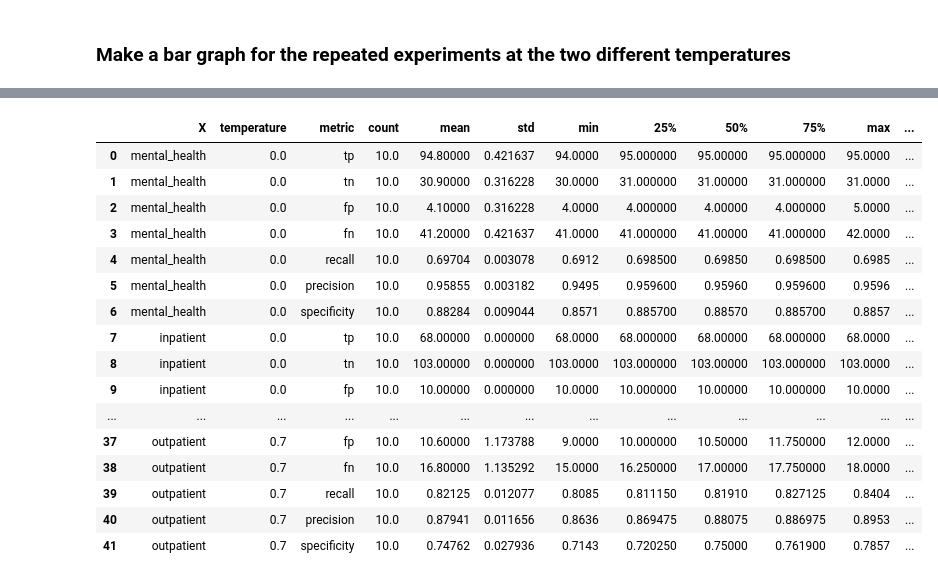
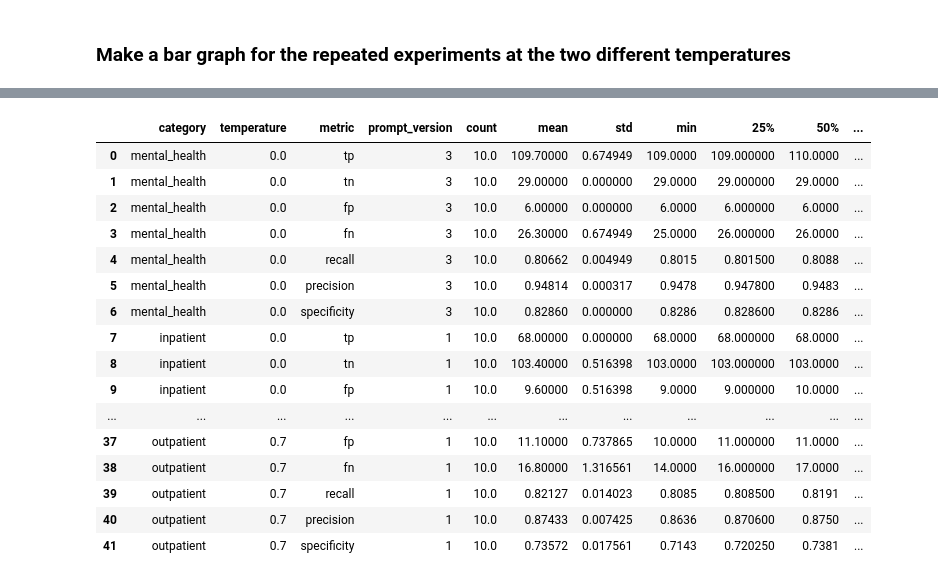
Before and after one commit to awerdich/llmt, a Jupyter notebook: notebooks/experiments/reproducibility.ipynb, the cells around one changed output, grey strips where cells are left out. Saved outputs shown, nothing was run; the diff lists cells and outputs as text; code cells hidden in the pictures.

```diff
--- a/notebooks/experiments/reproducibility.ipynb
+++ b/notebooks/experiments/reproducibility.ipynb
@@ -28,12 +25,12 @@ The autoreload extension is already loaded. To reload it, use:
 # %%
 # Directories and data files
-experiment_name = 'hcp_experiment_02'
+experiment_name = 'hcp_experiment_03'
 data_root = os.path.join(os.environ.get('HOME'), 'home_data')
 data_dir = os.path.join(data_root, 'hcp')
 output_dir = os.path.join(data_dir, experiment_name)
 
 # Collect the data for this experiment
-parquet_file_list = sorted(glob.glob(os.path.join(output_dir, f'{experiment_name}_*.parquet')))
+parquet_file_list = sorted(glob.glob(os.path.join(output_dir, f'250423_mh3ip1op1_*.parquet')))
 print(len(parquet_file_list))
 
 df_list = []
@@ -61,6 +58,10 @@ display(df.head())
 variable_dict = {'mental_health': 'pred_mh',
                  'inpatient': 'pred_ip',
                  'outpatient': 'pred_op'}
+
+prompt_version = {'mental_health': 3,
+                  'inpatient': 1,
+                  'outpatient': 1}
 # %%
 temperature_list = sorted(list(df['temperature'].unique()))
 performance_df_list = []
@@ -73,9 +74,10 @@ for temperature in temperature_list:
             performance_dict = Performance(data=df_run).\
                             binary_performance(true_col=true_col, pred_col=pred_col)
             performance_df = pd.DataFrame(performance_dict, index=[0])
-            performance_df.insert(loc=0, column='X', value=true_col)
+            performance_df.insert(loc=0, column='category', value=true_col)
             performance_df.insert(loc=1, column='run', value=run)
             performance_df.insert(loc=2, column='temperature', value=temperature)
+            performance_df.insert(loc=3, column='prompt_version', value=prompt_version.get(true_col))
             performance_df_list.append(performance_df)
 performance_df = pd.concat(performance_df_list, axis=0, ignore_index=True)
 display(performance_df.head())
@@ -92,7 +94,7 @@ display(performance_df.head())
 figsize = (7, 3)
 for var in ['mental_health', 'inpatient', 'outpatient']:
     for metric in ['recall', 'specificity', 'precision']:
-        performance_var = performance_df.loc[performance_df['X'] == var]
+        performance_var = performance_df.loc[performance_df['category'] == var]
         figure_name = f'{experiment_name}_{var}_{metric}.png'
         figure_file = os.path.join(output_dir, figure_name)
         fig, ax = plt.subplots(figsize=figsize)
@@ -137,40 +119,41 @@ display(performance_var)
 # %%
 # Summary statistics
 metric_list = ['tp', 'tn', 'fp', 'fn', 'recall', 'precision', 'specificity']
 stat_df_list = []
 for temperature in temperature_list:
     for x in variable_dict.keys():
         performance_x = performance_df.loc[
-                        (performance_df['X'] == x) &
+                        (performance_df['category'] == x) &
                         (performance_df['temperature'] == temperature)]
         for metric in metric_list:
             metric_df = performance_x[metric].\
                         describe().\
                         to_frame().\
                         transpose().\
                         reset_index(drop=False).\
                         rename(columns={'index': 'metric'})
-            metric_df.insert(loc=0, column='X', value=x)
+            metric_df.insert(loc=0, column='category', value=x)
             metric_df.insert(loc=1, column='temperature', value=temperature)
+            metric_df.insert(loc=3, column='prompt_version', value=prompt_version.get(x))
             stat_df_list.append(metric_df)
 stat_df = pd.concat(stat_df_list, axis=0, ignore_index=True)
 stat_df = stat_df.assign(experiment=2)
 display(stat_df)
 # %% [output]
-|  | X | temperature | metric | count | mean | std | min | 25% | 50% | 75% | max | ... |
-| 0 | mental_health | 0.0 | tp | 10.0 | 94.80000 | 0.421637 | 94.0000 | 95.000000 | 95.00000 | 95.000000 | 95.0000 | ... |
-| 1 | mental_health | 0.0 | tn | 10.0 | 30.90000 | 0.316228 | 30.0000 | 31.000000 | 31.00000 | 31.000000 | 31.0000 | ... |
-| 2 | mental_health | 0.0 | fp | 10.0 | 4.10000 | 0.316228 | 4.0000 | 4.000000 | 4.00000 | 4.000000 | 5.0000 | ... |
-| 3 | mental_health | 0.0 | fn | 10.0 | 41.20000 | 0.421637 | 41.0000 | 41.000000 | 41.00000 | 41.000000 | 42.0000 | ... |
-| 4 | mental_health | 0.0 | recall | 10.0 | 0.69704 | 0.003078 | 0.6912 | 0.698500 | 0.69850 | 0.698500 | 0.6985 | ... |
-| 5 | mental_health | 0.0 | precision | 10.0 | 0.95855 | 0.003182 | 0.9495 | 0.959600 | 0.95960 | 0.959600 | 0.9596 | ... |
-| 6 | mental_health | 0.0 | specificity | 10.0 | 0.88284 | 0.009044 | 0.8571 | 0.885700 | 0.88570 | 0.885700 | 0.8857 | ... |
-| 7 | inpatient | 0.0 | tp | 10.0 | 68.00000 | 0.000000 | 68.0000 | 68.000000 | 68.00000 | 68.000000 | 68.0000 | ... |
-| 8 | inpatient | 0.0 | tn | 10.0 | 103.00000 | 0.000000 | 103.0000 | 103.000000 | 103.00000 | 103.000000 | 103.0000 | ... |
-| 9 | inpatient | 0.0 | fp | 10.0 | 10.00000 | 0.000000 | 10.0000 | 10.000000 | 10.00000 | 10.000000 | 10.0000 | ... |
-| ... | ... | ... | ... | ... | ... | ... | ... | ... | ... | ... | ... | ... |
-| 37 | outpatient | 0.7 | fp | 10.0 | 10.60000 | 1.173788 | 9.0000 | 10.000000 | 10.50000 | 11.750000 | 12.0000 | ... |
-| 38 | outpatient | 0.7 | fn | 10.0 | 16.80000 | 1.135292 | 15.0000 | 16.250000 | 17.00000 | 17.750000 | 18.0000 | ... |
-| 39 | outpatient | 0.7 | recall | 10.0 | 0.82125 | 0.012077 | 0.8085 | 0.811150 | 0.81910 | 0.827125 | 0.8404 | ... |
-| 40 | outpatient | 0.7 | precision | 10.0 | 0.87941 | 0.011656 | 0.8636 | 0.869475 | 0.88075 | 0.886975 | 0.8953 | ... |
-| 41 | outpatient | 0.7 | specificity | 10.0 | 0.74762 | 0.027936 | 0.7143 | 0.720250 | 0.75000 | 0.761900 | 0.7857 | ... |
+|  | category | temperature | metric | prompt_version | count | mean | std | min | 25% | 50% | ... |
+| 0 | mental_health | 0.0 | tp | 3 | 10.0 | 109.70000 | 0.674949 | 109.0000 | 109.000000 | 110.0000 | ... |
+| 1 | mental_health | 0.0 | tn | 3 | 10.0 | 29.00000 | 0.000000 | 29.0000 | 29.000000 | 29.0000 | ... |
+| 2 | mental_health | 0.0 | fp | 3 | 10.0 | 6.00000 | 0.000000 | 6.0000 | 6.000000 | 6.0000 | ... |
+| 3 | mental_health | 0.0 | fn | 3 | 10.0 | 26.30000 | 0.674949 | 25.0000 | 26.000000 | 26.0000 | ... |
+| 4 | mental_health | 0.0 | recall | 3 | 10.0 | 0.80662 | 0.004949 | 0.8015 | 0.801500 | 0.8088 | ... |
+| 5 | mental_health | 0.0 | precision | 3 | 10.0 | 0.94814 | 0.000317 | 0.9478 | 0.947800 | 0.9483 | ... |
+| 6 | mental_health | 0.0 | specificity | 3 | 10.0 | 0.82860 | 0.000000 | 0.8286 | 0.828600 | 0.8286 | ... |
+| 7 | inpatient | 0.0 | tp | 1 | 10.0 | 68.00000 | 0.000000 | 68.0000 | 68.000000 | 68.0000 | ... |
+| 8 | inpatient | 0.0 | tn | 1 | 10.0 | 103.40000 | 0.516398 | 103.0000 | 103.000000 | 103.0000 | ... |
+| 9 | inpatient | 0.0 | fp | 1 | 10.0 | 9.60000 | 0.516398 | 9.0000 | 9.000000 | 10.0000 | ... |
+| ... | ... | ... | ... | ... | ... | ... | ... | ... | ... | ... | ... |
+| 37 | outpatient | 0.7 | fp | 1 | 10.0 | 11.10000 | 0.737865 | 10.0000 | 11.000000 | 11.0000 | ... |
+| 38 | outpatient | 0.7 | fn | 1 | 10.0 | 16.80000 | 1.316561 | 14.0000 | 16.000000 | 17.0000 | ... |
+| 39 | outpatient | 0.7 | recall | 1 | 10.0 | 0.82127 | 0.014023 | 0.8085 | 0.808500 | 0.8191 | ... |
+| 40 | outpatient | 0.7 | precision | 1 | 10.0 | 0.87433 | 0.007425 | 0.8636 | 0.870600 | 0.8750 | ... |
+| 41 | outpatient | 0.7 | specificity | 1 | 10.0 | 0.73572 | 0.017561 | 0.7143 | 0.720250 | 0.7381 | ... |
```
Also changed, not shown: parts of 6 cells of this notebook, 1 other file.
